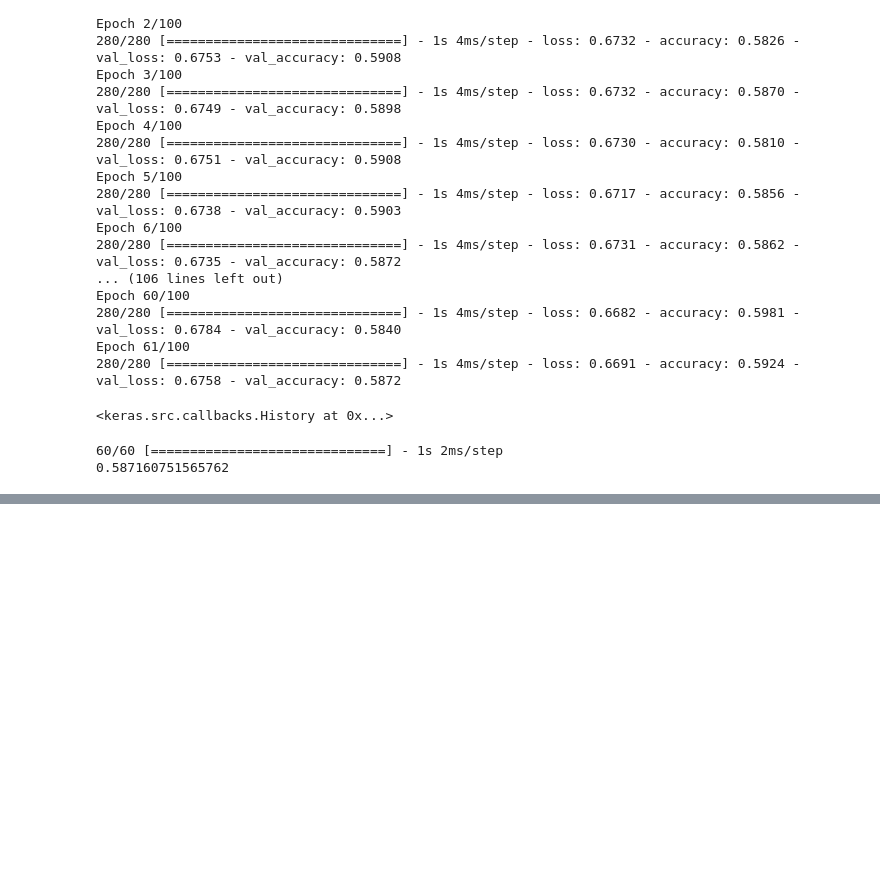
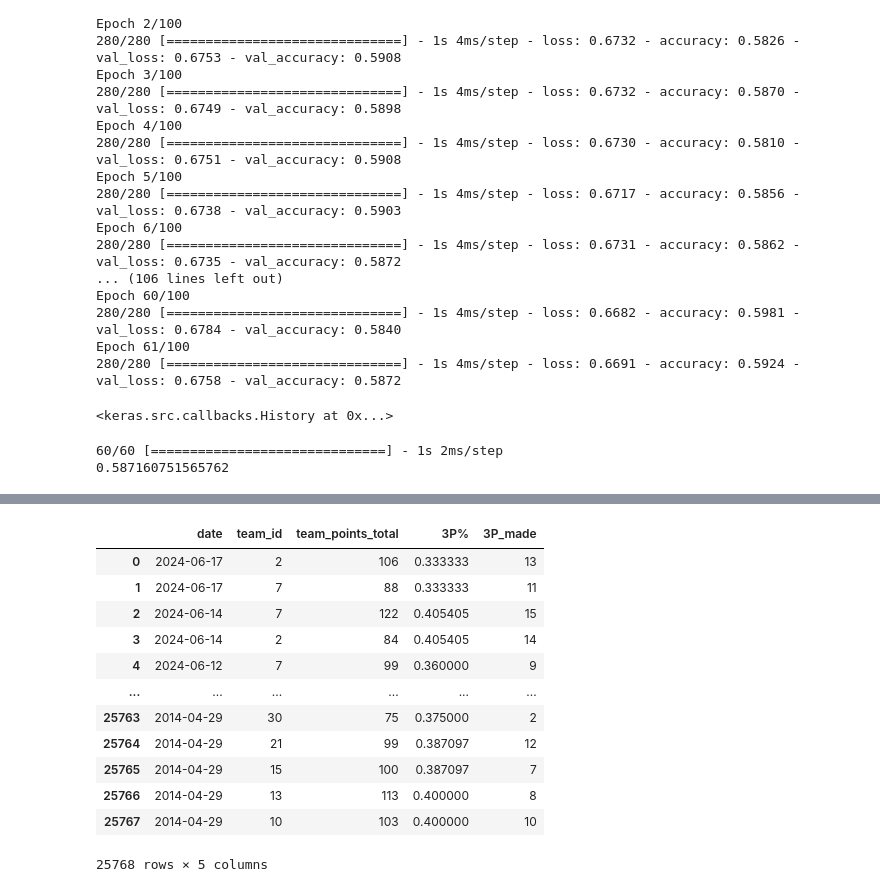
Before and after one commit to maxbraith/NBAModel, a Jupyter notebook: NBAModel/TimeSeriesML/timeSeriesWinner.ipynb, the cells around one changed output, grey strips where cells are left out. Drawn from its saved outputs; the diff is of its cells as text; code cells hidden in the pictures; blank space fills up the shorter version.

```diff
--- a/NBAModel/TimeSeriesML/timeSeriesWinner.ipynb
+++ b/NBAModel/TimeSeriesML/timeSeriesWinner.ipynb
@@ -638,0 +767,32 @@ print(accuracy_score(y2_test, y_pred_binary))
+# %%
+#populate dfIDtoStat3
+for index, row in dfLim3.iterrows():
+    date = row['date']
+    homeTeam_id = row['homeTeamSubject_id']
+    homeTeam_points_total = row['homeTeam_points_total']
+    homeTeam_3P = row['homeTeam_3P']
+    #added homeTeam3P_made
+    homeTeam_3P_made = row['homeTeam_3P_made']
+    awayTeam_id = row['awayTeamSubject_id']
+    awayTeam_points_total = row['awayTeam_points_total']
+    awayTeam_3P = row['homeTeam_3P']
+    #added awayTeam3P_made
+    awayTeam_3P_made = row['awayTeam_3P_made']
+    #added these new variables into this
+    dfIDtoStat3.loc[len(dfIDtoStat3)] = {"date": date, 'team_id': homeTeam_id, 'team_points_total':homeTeam_points_total, '3P%':homeTeam_3P, '3P_made':homeTeam_3P_made}
+    dfIDtoStat3.loc[len(dfIDtoStat3)] = {"date": date, 'team_id': awayTeam_id, 'team_points_total':awayTeam_points_total, '3P%':awayTeam_3P, '3P_made':awayTeam_3P_made}
+dfIDtoStat3
+# %% [output]
+|  | date | team_id | team_points_total | 3P% | 3P_made |
+| 0 | 2024-06-17 | 2 | 106 | 0.333333 | 13 |
+| 1 | 2024-06-17 | 7 | 88 | 0.333333 | 11 |
+| 2 | 2024-06-14 | 7 | 122 | 0.405405 | 15 |
+| 3 | 2024-06-14 | 2 | 84 | 0.405405 | 14 |
+| 4 | 2024-06-12 | 7 | 99 | 0.360000 | 9 |
+| ... | ... | ... | ... | ... | ... |
+| 25763 | 2014-04-29 | 30 | 75 | 0.375000 | 2 |
+| 25764 | 2014-04-29 | 21 | 99 | 0.387097 | 12 |
+| 25765 | 2014-04-29 | 15 | 100 | 0.387097 | 7 |
+| 25766 | 2014-04-29 | 13 | 113 | 0.400000 | 8 |
+| 25767 | 2014-04-29 | 10 | 103 | 0.400000 | 10 |
+25768 rows × 5 columns
```
Also changed, not shown: parts of 14 cells of this notebook.
